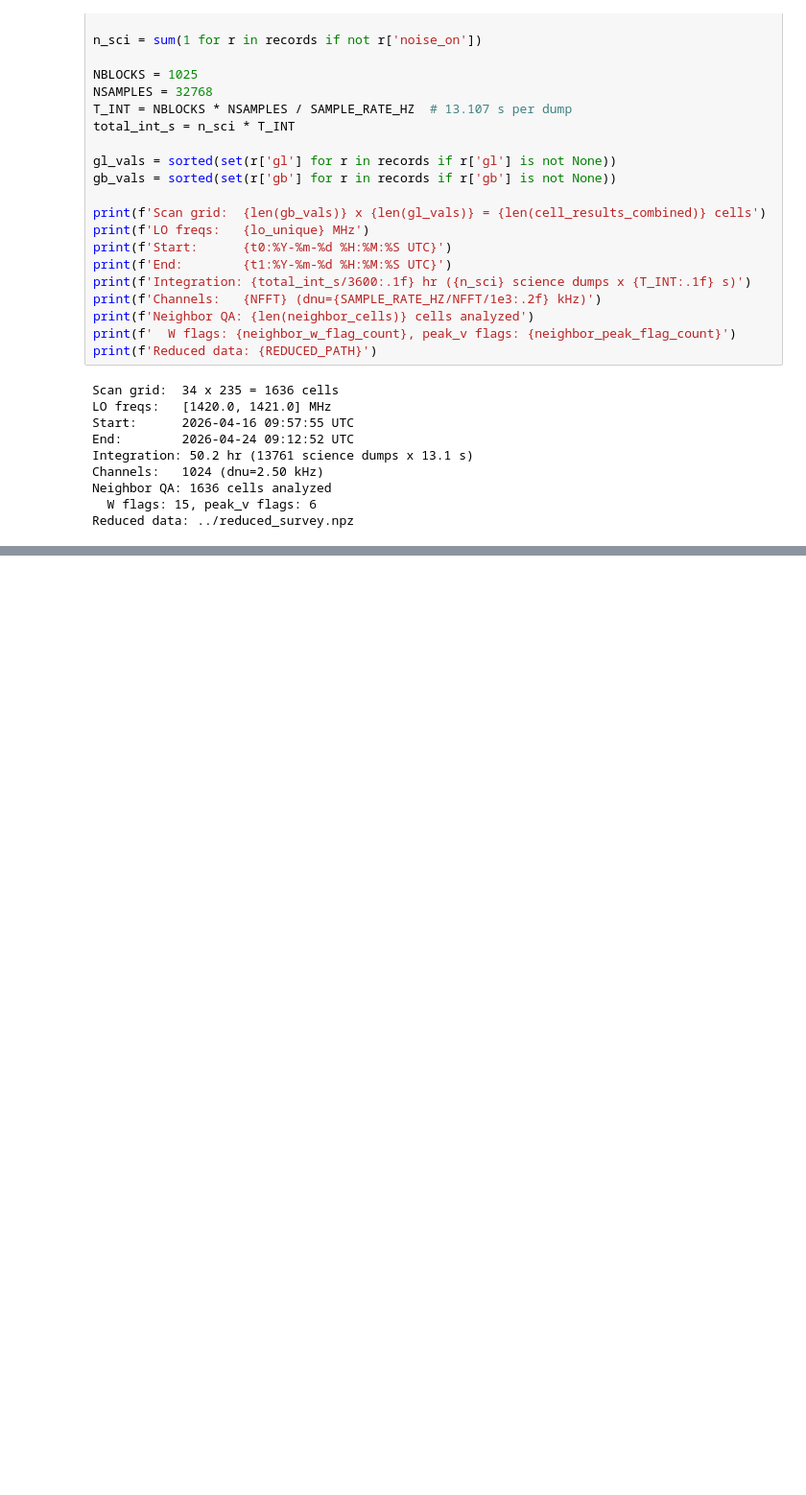
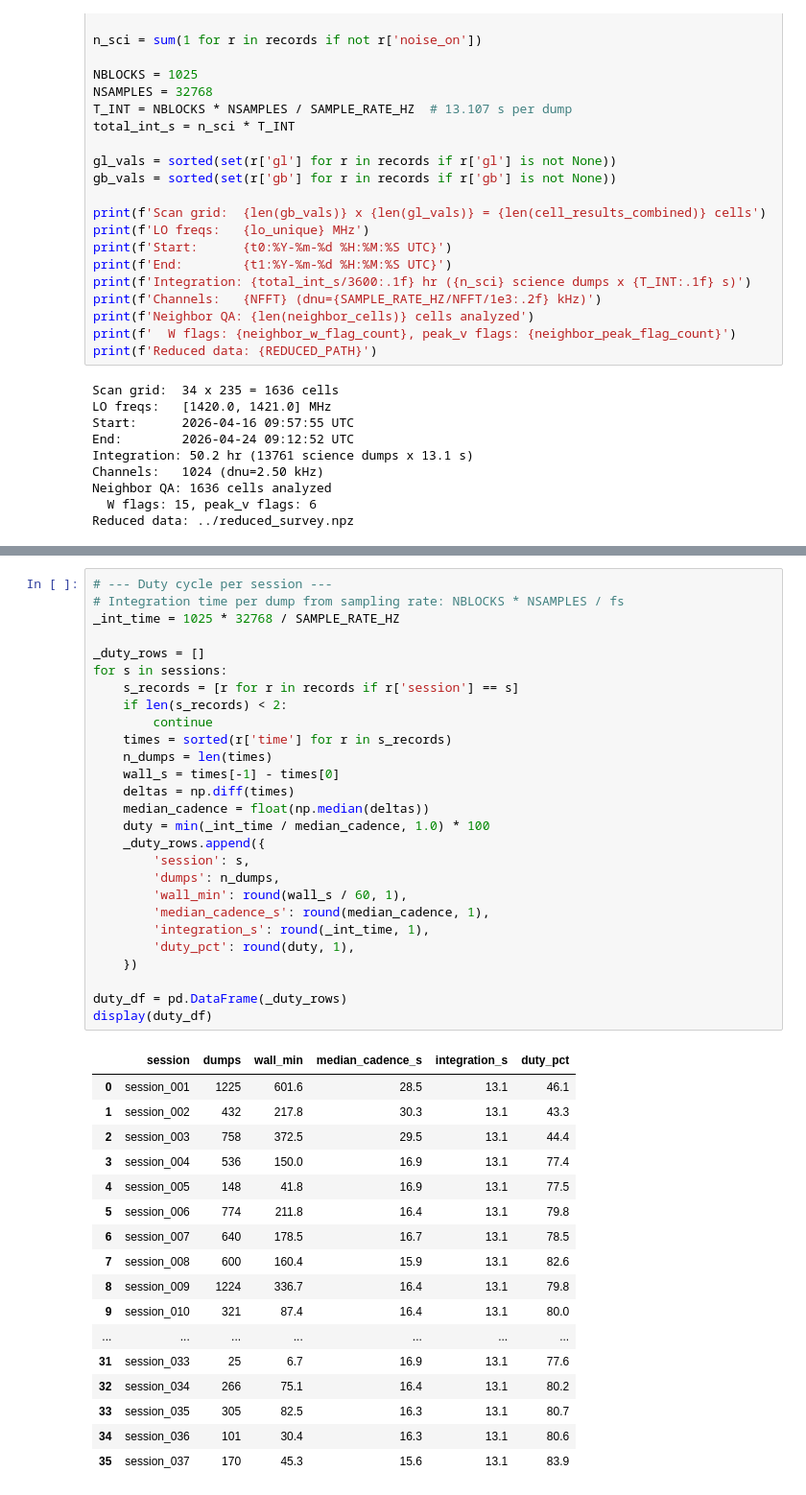
Before and after one commit to raw-asparagus/ay-121, a Jupyter notebook: labs/04/notebooks/02_scan_load.ipynb, the cells around one changed output, grey strips where cells are left out. Shown at 96% size. Saved outputs shown, nothing was run; the diff lists cells and outputs as text; blank space fills up the shorter version.

```diff
--- a/labs/04/notebooks/02_scan_load.ipynb
+++ b/labs/04/notebooks/02_scan_load.ipynb
@@ -470,0 +507,45 @@ Reduced data: ../reduced_survey.npz
+# %%
+# --- Duty cycle per session ---
+# Integration time per dump from sampling rate: NBLOCKS * NSAMPLES / fs
+_int_time = 1025 * 32768 / SAMPLE_RATE_HZ
+
+_duty_rows = []
+for s in sessions:
+    s_records = [r for r in records if r['session'] == s]
+    if len(s_records) < 2:
+        continue
+    times = sorted(r['time'] for r in s_records)
+    n_dumps = len(times)
+    wall_s = times[-1] - times[0]
+    deltas = np.diff(times)
+    median_cadence = float(np.median(deltas))
+    duty = min(_int_time / median_cadence, 1.0) * 100
+    _duty_rows.append({
+        'session': s,
+        'dumps': n_dumps,
+        'wall_min': round(wall_s / 60, 1),
+        'median_cadence_s': round(median_cadence, 1),
+        'integration_s': round(_int_time, 1),
+        'duty_pct': round(duty, 1),
+    })
+
+duty_df = pd.DataFrame(_duty_rows)
+display(duty_df)
+# %% [output]
+|  | session | dumps | wall_min | median_cadence_s | integration_s | duty_pct |
+| 0 | session_001 | 1225 | 601.6 | 28.5 | 13.1 | 46.1 |
+| 1 | session_002 | 432 | 217.8 | 30.3 | 13.1 | 43.3 |
+| 2 | session_003 | 758 | 372.5 | 29.5 | 13.1 | 44.4 |
+| 3 | session_004 | 536 | 150.0 | 16.9 | 13.1 | 77.4 |
+| 4 | session_005 | 148 | 41.8 | 16.9 | 13.1 | 77.5 |
+| 5 | session_006 | 774 | 211.8 | 16.4 | 13.1 | 79.8 |
+| 6 | session_007 | 640 | 178.5 | 16.7 | 13.1 | 78.5 |
+| 7 | session_008 | 600 | 160.4 | 15.9 | 13.1 | 82.6 |
+| 8 | session_009 | 1224 | 336.7 | 16.4 | 13.1 | 79.8 |
+| 9 | session_010 | 321 | 87.4 | 16.4 | 13.1 | 80.0 |
+| ... | ... | ... | ... | ... | ... | ... |
+| 31 | session_033 | 25 | 6.7 | 16.9 | 13.1 | 77.6 |
+| 32 | session_034 | 266 | 75.1 | 16.4 | 13.1 | 80.2 |
+| 33 | session_035 | 305 | 82.5 | 16.3 | 13.1 | 80.7 |
+| 34 | session_036 | 101 | 30.4 | 16.3 | 13.1 | 80.6 |
+| 35 | session_037 | 170 | 45.3 | 15.6 | 13.1 | 83.9 |
```
Also changed, not shown: parts of 5 cells of this notebook, 16 other files.
